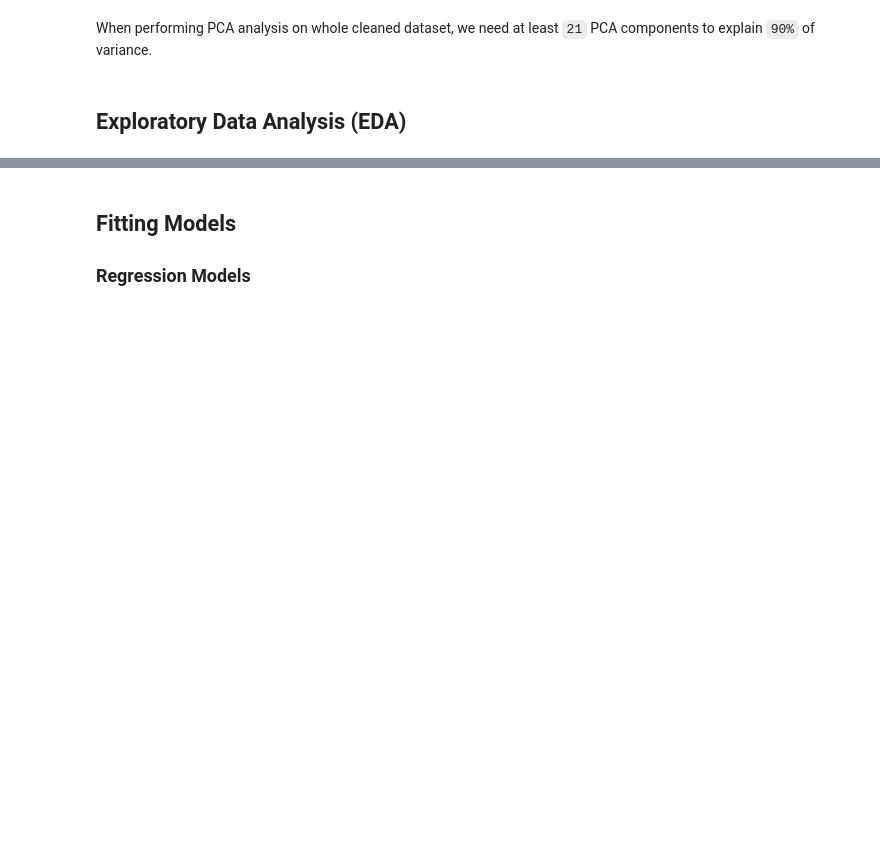
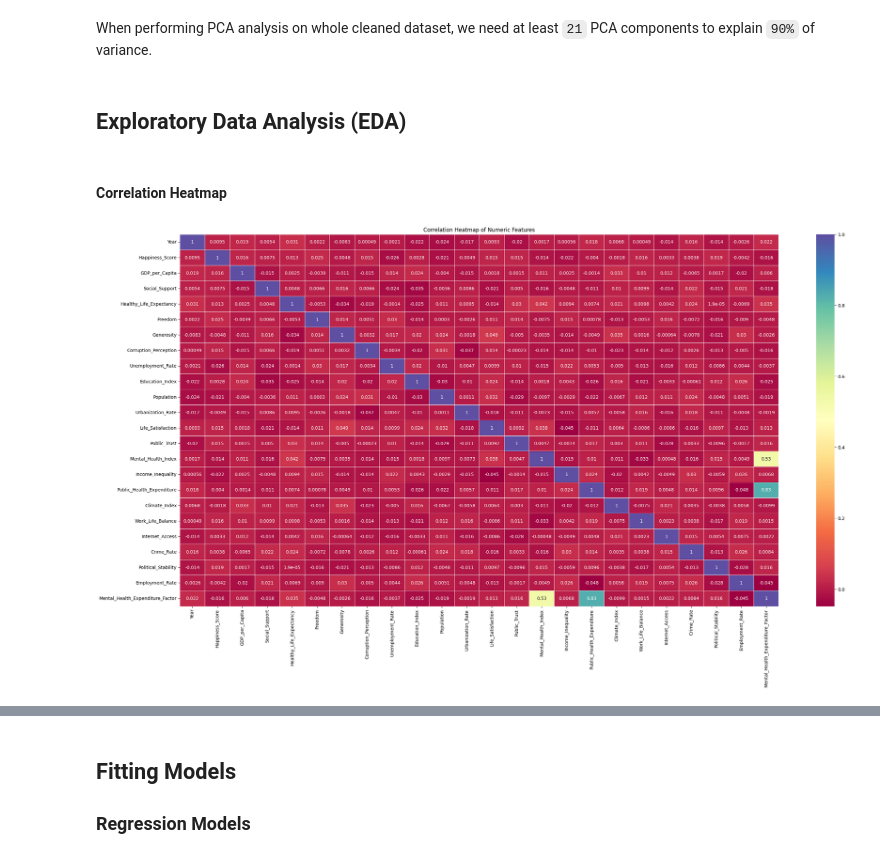
Before and after one commit to MadalinaTilvan/World-Happiness-Report, a Jupyter notebook: World Happiness Report.ipynb, the cells around one changed output, grey strips where cells are left out. Drawn from its saved outputs; the diff is of its cells as text; code cells hidden in the pictures; blank space fills up the shorter version.

```diff
--- a/World Happiness Report.ipynb
+++ b/World Happiness Report.ipynb
@@ -277,6 +261,8 @@ First 5 rows for numerical features:
 | 4 | 1.278732 | -0.027021 | -1.592992 | -1.729222 | 0.411235 | 0.180143 | ... |
 # %%
 happiness_merged = pd.concat([happiness_df[['Country', 'Year']], numerical_features], axis = 1)
+# Normalized dataset
+happiness_clean = happiness_df.copy()
 happiness_merged.isna().sum()
 # %% [output]
 Country                             0
@@ -399,3 +385,12 @@ Minimum number of PCA components needed for 90% variance: 21
 When performing PCA analysis on whole cleaned dataset, we need at least `21` PCA components to explain `90%` of variance.
 # %% [markdown]
 ## Exploratory Data Analysis (EDA)
+# %% [markdown]
+#### Correlation Heatmap
+# %%
+plt.figure(figsize=(30, 15))
+sns.heatmap(happiness_clean.corr(numeric_only=True), annot=True, cmap='Spectral', linewidths=0.5)
+plt.title('Correlation Heatmap of Numeric Features')
+plt.show()
+# %% [output]
+[figure, added]
```
Also changed, not shown: parts of 37 cells of this notebook.
